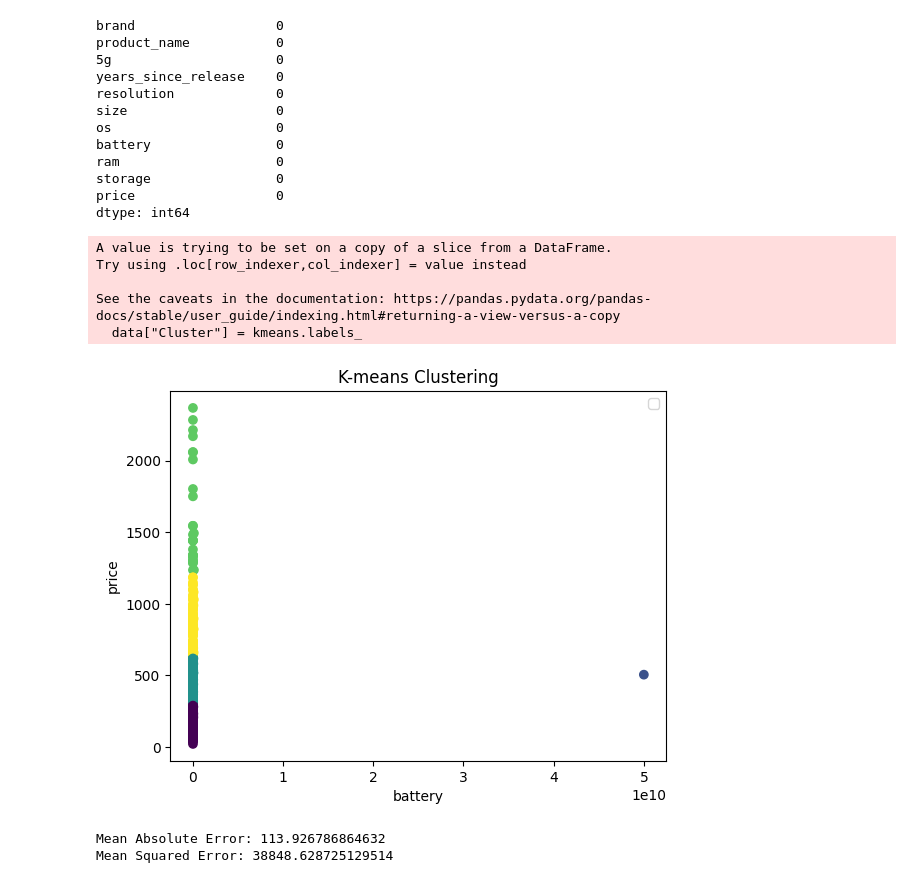
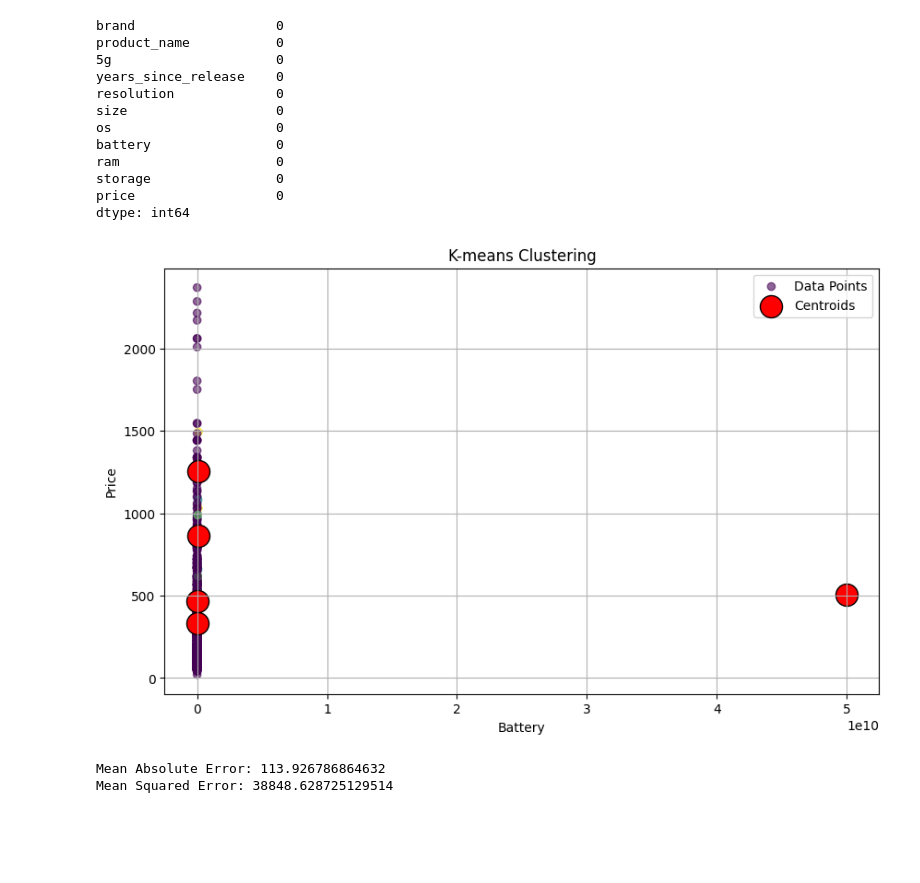
Before and after one commit to geek-kid/QueraProjectPhone, a Jupyter notebook: mobile.ipynb, the cells around one changed output. Drawn from its saved outputs; the diff is of its cells as text; code cells hidden in the pictures; blank space fills up the shorter version.

```diff
--- a/mobile.ipynb
+++ b/mobile.ipynb
@@ -139,22 +134,28 @@ scaled_data = scaler.fit_transform(data)
 # %%
-kmeans = KMeans(n_clusters=5, random_state=0)
-kmeans.fit(scaled_data)
-data["Cluster"] = kmeans.labels_
-# Visualize the clusters (if applicable)
-plt.scatter(data['battery'], data['price'], c=data['Cluster'], cmap='viridis')
-# plt.scatter(kmeans.cluster_centers_[:, 0], kmeans.cluster_centers_[:, 1], s=300, c='red', label='Centroids')
+copied_df = detailed_df.copy()
+
+data = copied_df[['battery', 'price']]
+
+# Perform K-Means clustering
+kmeans = KMeans(n_clusters=5, random_state=42)
+copied_df['cluster'] = kmeans.fit_predict(data)
+
+# Scatter plot for data points colored by their cluster
+plt.figure(figsize=(10, 6))
+plt.scatter(data['battery'], data['price'], c=copied_df['cluster'], cmap='viridis', alpha=0.6, label='Data Points')
+
+# Plot the cluster centroids
+plt.scatter(kmeans.cluster_centers_[:, 0], kmeans.cluster_centers_[:, 1], s=300, c='red', label='Centroids', edgecolor='black')
+
+# Labels and title
 plt.title('K-means Clustering')
-plt.xlabel('battery')
-plt.ylabel('price')
+plt.xlabel('Battery')
+plt.ylabel('Price')
 plt.legend()
+plt.grid(True)
 plt.show()
 # %% [output]
-A value is trying to be set on a copy of a slice from a DataFrame.
-Try using .loc[row_indexer,col_indexer] = value instead
-
-See the caveats in the documentation: https://pandas.pydata.org/pandas-docs/stable/user_guide/indexing.html#returning-a-view-versus-a-copy
-  data["Cluster"] = kmeans.labels_
-[figure, old version]
+[figure, new version]
 # %%
 label_encoder_brand = LabelEncoder()
 label_encoder_product = LabelEncoder()
```
Also changed, not shown: parts of 2 cells of this notebook.
